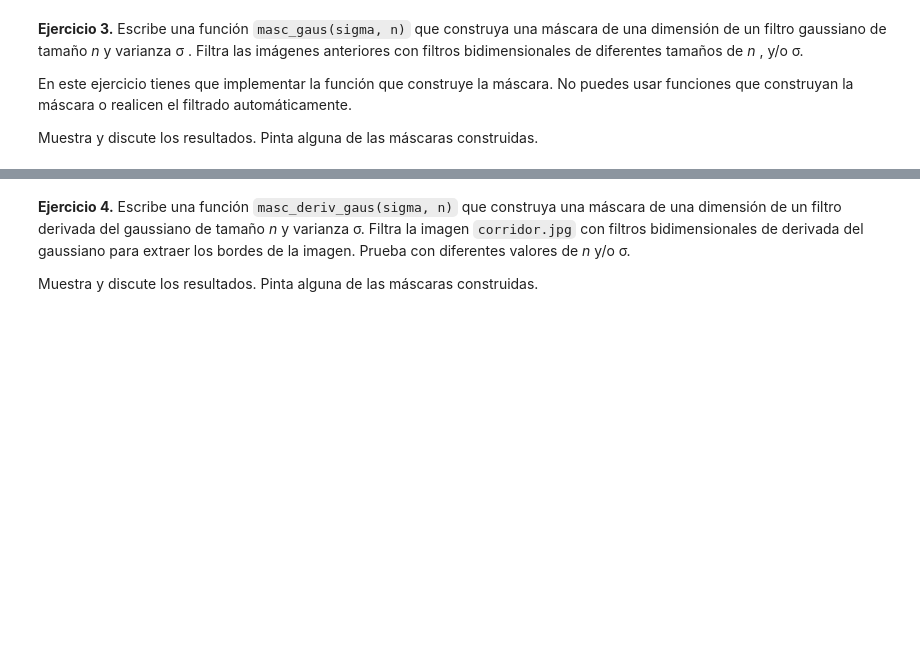
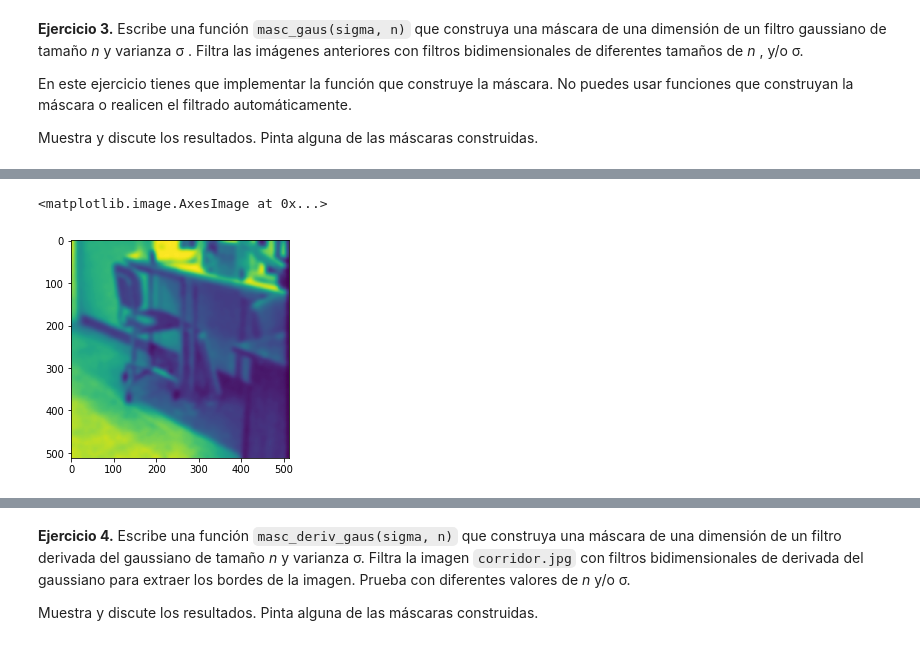
Before and after one commit to ignaciocasso/cv, a Jupyter notebook: pr1/PracticaPI2018-Diego.ipynb, the cells around one changed output, grey strips where cells are left out. Saved outputs shown, nothing was run; the diff lists cells and outputs as text; code cells hidden in the pictures; blank space fills up the shorter version.

```diff
--- a/pr1/PracticaPI2018-Diego.ipynb
+++ b/pr1/PracticaPI2018-Diego.ipynb
@@ -170,3 +193,27 @@ de *n* , y/o σ.
 En este ejercicio tienes que implementar la función que construye la máscara. No puedes usar funciones que construyan la máscara o realicen el filtrado automáticamente.
 
 Muestra y discute los resultados. Pinta alguna de las máscaras construidas.
+# %%
+def masc_gaus(sigma, n):
+
+    if n%2 == 0 or n < 0:
+        print("n must be odd and positive")
+
+    if n < 5*sigma:
+        print("n must be lower or equal than 5*alpha")
+
+    center = (n-1)/2
+
+    mask = np.arange(n) - center
+
+    mask = mask*mask/(sigma*sigma)
+
+    mask = np.exp(-mask/2)
+
+    sum_all = np.sum(mask)
+
+    mask = mask/sum_all
+
+    # What is the pythonic way to do this?
+
+    return mask
@@ -172,0 +231,8 @@ Muestra y discute los resultados. Pinta alguna de las máscaras construidas.
+# %%
+mask = masc_gaus(5,25)
+aux = convolve1d(escgaus, mask, axis = 0)
+filtered_escgaus = convolve1d(aux, mask, axis=1)
+plt.imshow(filtered_escgaus)
+# %% [output]
+<matplotlib.image.AxesImage at 0x...>
+[figure, added]
```
Also changed, not shown: parts of 34 cells of this notebook.
